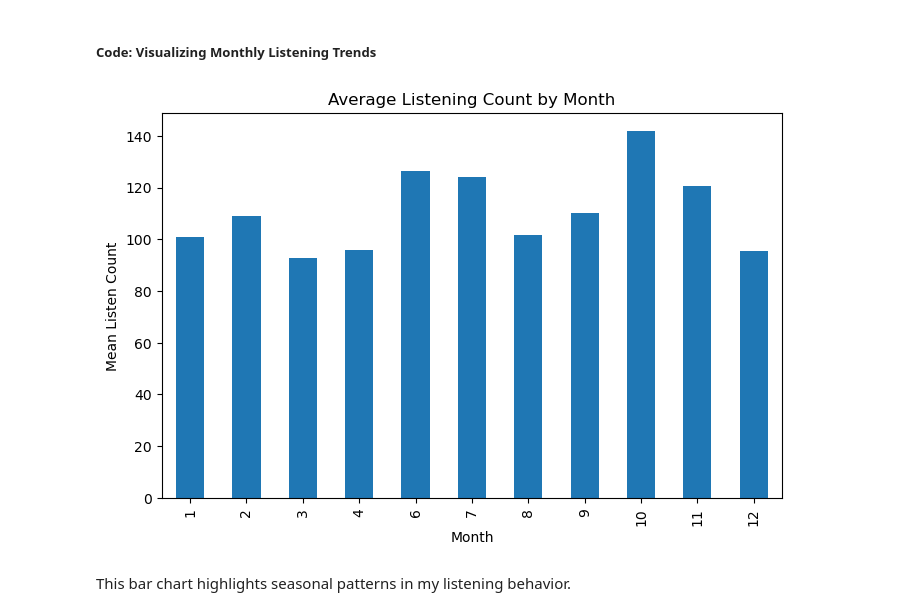
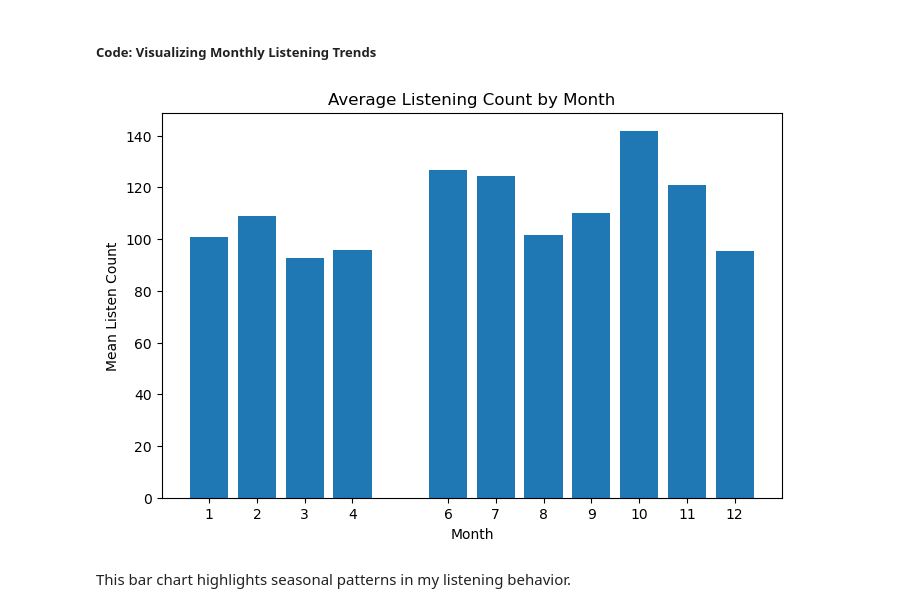
Before and after one commit to tschuff-web/lalaland, a Jupyter notebook: lalaland.ipynb, the cells around one changed output. Saved outputs shown, nothing was run; the diff lists cells and outputs as text; code cells hidden in the pictures.

```diff
--- a/lalaland.ipynb
+++ b/lalaland.ipynb
@@ -187,9 +191,11 @@ merged_df = new_utils.merge_with_weekday(daily_df, weekday_df)
 # %% [markdown]
 ##### Code: Add Features
 # %%
-merged_df["Day of Week"] = pd.to_datetime(merged_df["Date"]).dt.day_name()
+# Add month attribute
 merged_df = new_utils.add_month(merged_df)
+# Add rolling average
 merged_df = new_utils.add_rolling_average(merged_df)
+# Adds "Is Weekend" attribute
 merged_df = new_utils.add_weekend_flag(merged_df)
 # %% [markdown]
 ### Handling Missing Values
@@ -326,12 +316,8 @@ visual preview of the hypothesis test.
 ##### Code: Visualizing Monthly Listening Trends
 # %%
 # Monthly Trends
-merged_df.groupby("Month")["Listen Count"].mean().plot(kind="bar", figsize=(8, 5))
-plt.title("Average Listening Count by Month")
-plt.xlabel("Month")
-plt.ylabel("Mean Listen Count")
-plt.show()
+new_utils.monthly_trend(merged_df)
 # %% [output]
-[figure, old version]
+[figure, new version]
 # %% [markdown]
 This bar chart highlights seasonal patterns in my listening behavior.
```
Also changed, not shown: parts of 28 cells of this notebook, 2 other files.
